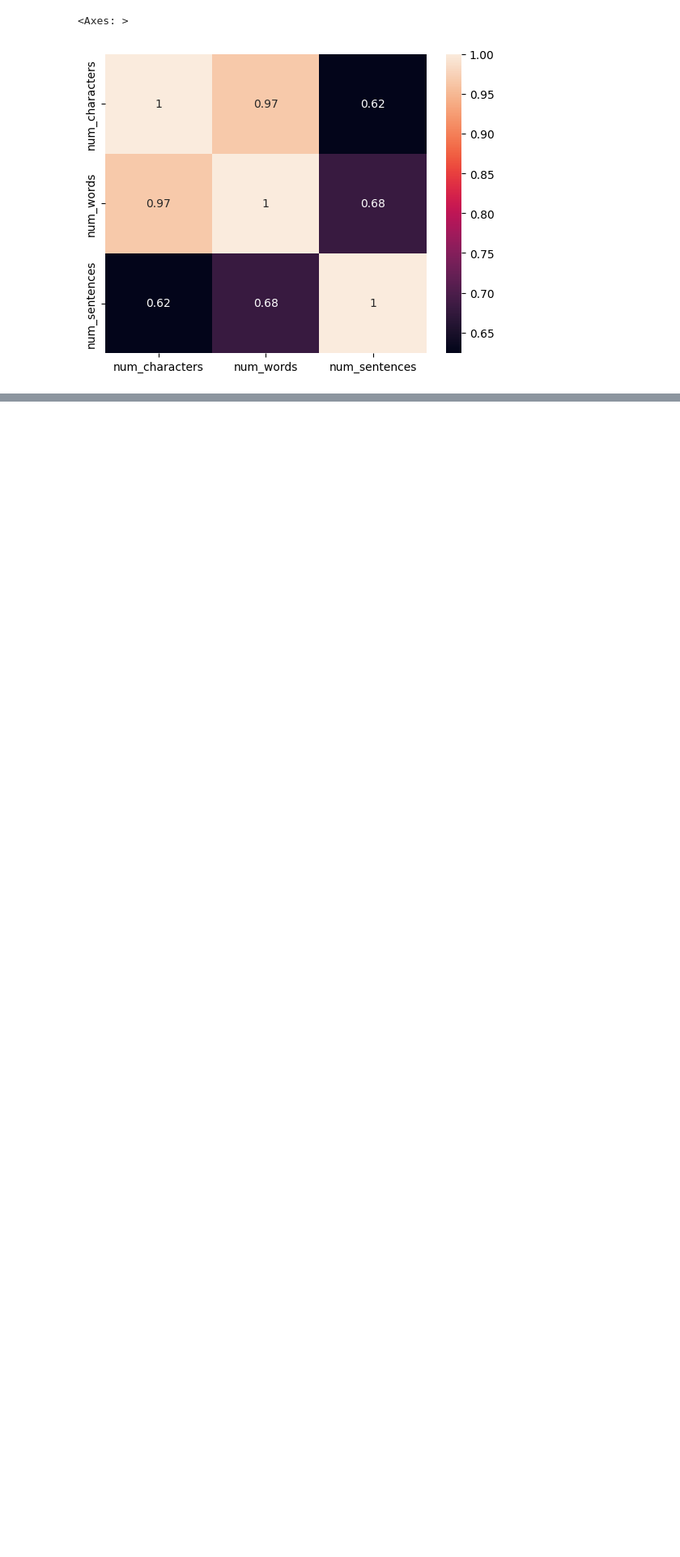
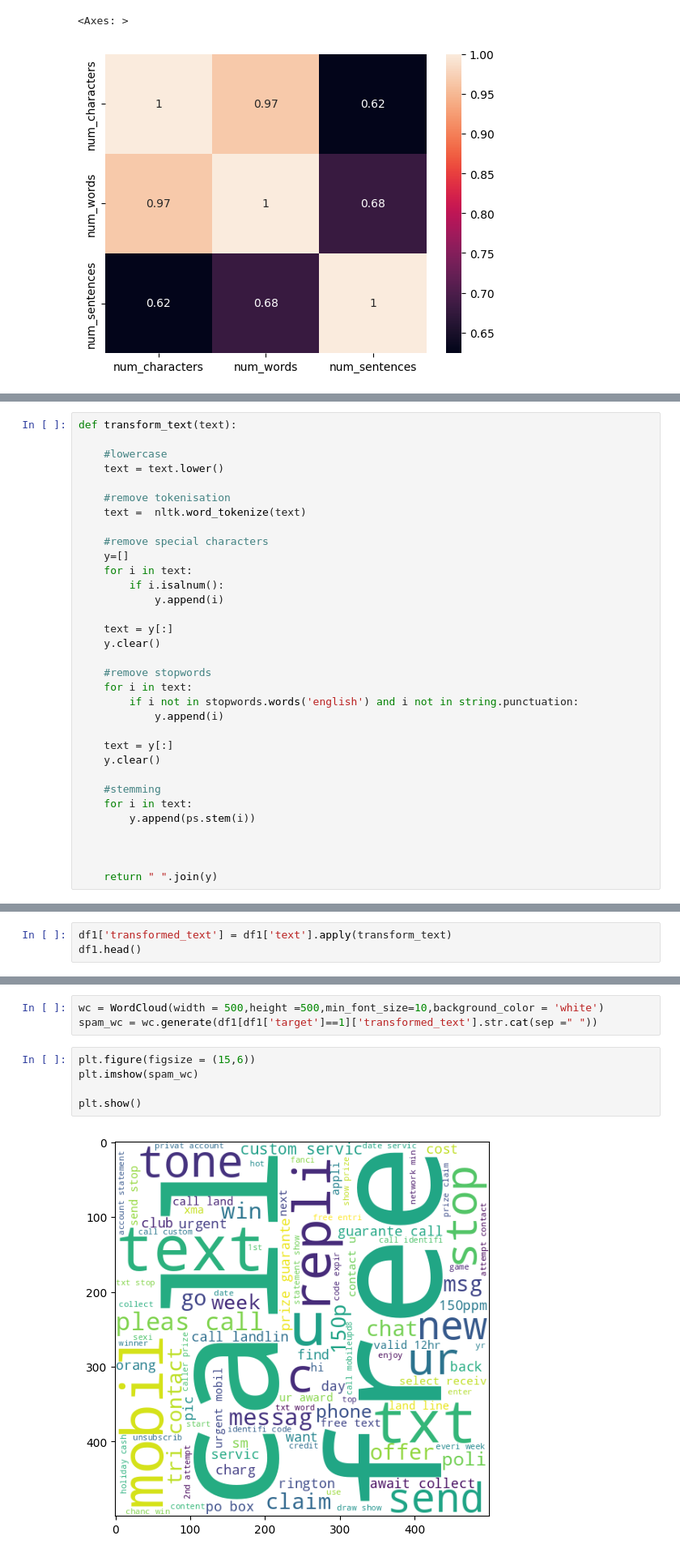
Before and after one commit to saptarshipal1/sms_spam_classification, a Jupyter notebook: data/sms_spam_classification.ipynb, the cells around one changed output, grey strips where cells are left out. Shown at 81% size. Drawn from its saved outputs; the diff is of its cells as text; blank space fills up the shorter version.

```diff
--- a/data/sms_spam_classification.ipynb
+++ b/data/sms_spam_classification.ipynb
@@ -214,0 +254,33 @@ sns.heatmap(df1[['num_characters','num_words','num_sentences']].corr(),annot=Tru
+# %%
+def transform_text(text):
+
+    #lowercase
+    text = text.lower()
+
+    #remove tokenisation
+    text =  nltk.word_tokenize(text)
+
+    #remove special characters
+    y=[]
+    for i in text:
+        if i.isalnum():
+            y.append(i)
+
+    text = y[:]
+    y.clear()
+
+    #remove stopwords
+    for i in text:
+        if i not in stopwords.words('english') and i not in string.punctuation:
+            y.append(i)
+
+    text = y[:]
+    y.clear()
+
+    #stemming
+    for i in text:
+        y.append(ps.stem(i))
+
+
+
+    return " ".join(y)
@@ -214,0 +318,3 @@ sns.heatmap(df1[['num_characters','num_words','num_sentences']].corr(),annot=Tru
+# %%
+df1['transformed_text'] = df1['text'].apply(transform_text)
+df1.head()
@@ -214,0 +328,10 @@ sns.heatmap(df1[['num_characters','num_words','num_sentences']].corr(),annot=Tru
+# %%
+wc = WordCloud(width = 500,height =500,min_font_size=10,background_color = 'white')
+spam_wc = wc.generate(df1[df1['target']==1]['transformed_text'].str.cat(sep =" "))
+# %%
+plt.figure(figsize = (15,6))
+plt.imshow(spam_wc)
+
+plt.show()
+# %% [output]
+[figure, added]
```
Also changed, not shown: parts of 46 cells of this notebook, 1 other file.
